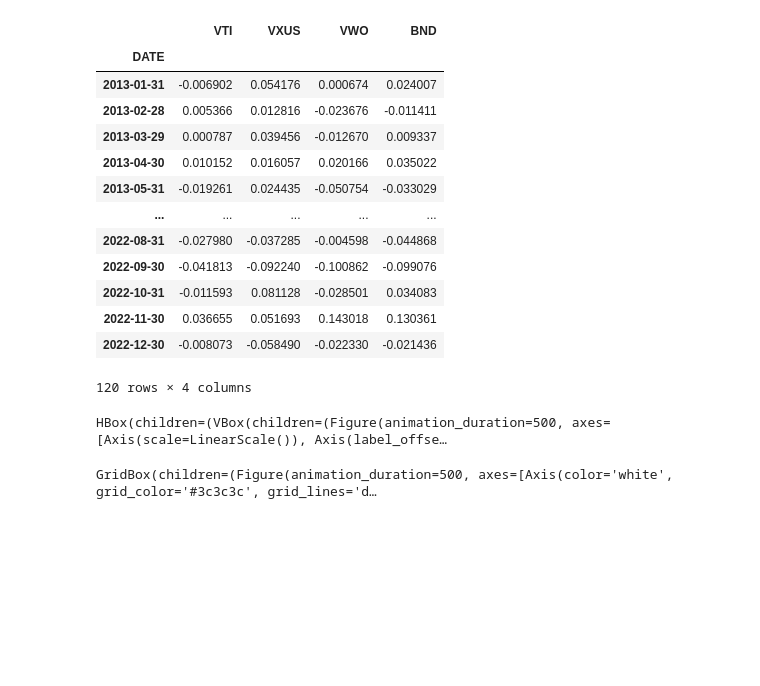
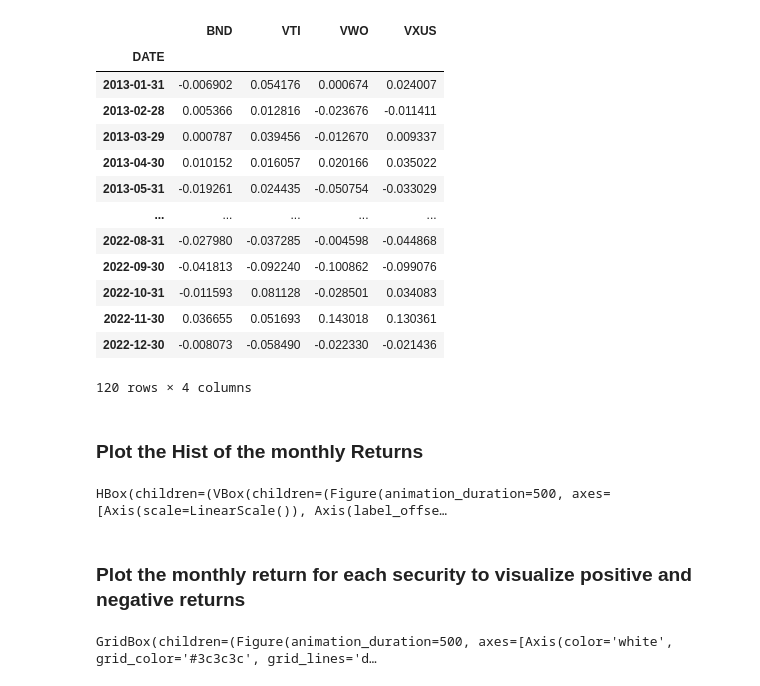
Before and after one commit to palurie/Efficient-Frontier-BQNT, a Jupyter notebook: Efficient Frontier.ipynb, the cells around one changed output. Saved outputs shown, nothing was run; the diff lists cells and outputs as text; code cells hidden in the pictures; blank space fills up the shorter version.

```diff
--- a/Efficient Frontier.ipynb
+++ b/Efficient Frontier.ipynb
@@ -46,18 +51,19 @@ tbl
 # %%
 #import bql
 #bq = bql.Service()
 
 bql_item = bq.data.day_to_day_tot_return_gross_dvds(start='2013-01-01', end='2022-12-31', per='m')
 bql_universe = ['VTI US Equity','VXUS US Equity', 'VWO US Equity', 'BND US Equity']
 bql_request = bql.Request(bql_universe, {"MonthlyReturn":bql_item})
 bql_response = bq.execute(bql_request)
 
 data = bql_response[0].df()
 data = data.reset_index().pivot(index='DATE', columns='ID', values='MonthlyReturn')
-data.columns = ['VTI','VXUS','VWO','BND']
+data.columns = ['BND','VTI','VWO','VXUS']
+#data.columns = ['VTI','VXUS','VWO','BND']
 data
 # %% [output]
-|  | VTI | VXUS | VWO | BND |
+|  | BND | VTI | VWO | VXUS |
 | DATE |  |  |  |  |
 | 2013-01-31 | -0.006902 | 0.054176 | 0.000674 | 0.024007 |
 | 2013-02-28 | 0.005366 | 0.012816 | -0.023676 | -0.011411 |
@@ -71,6 +77,8 @@ data
 | 2022-11-30 | 0.036655 | 0.051693 | 0.143018 | 0.130361 |
 | 2022-12-30 | -0.008073 | -0.058490 | -0.022330 | -0.021436 |
 120 rows × 4 columns
+# %% [markdown]
+### Plot the Hist of the monthly Returns
 # %%
 # Pass the dataframe to HistPlot and apply Bloomberg styles
 ex6 = bqv.HistPlot(data,bins=25)
@@ -79,5 +87,7 @@ ex6.show()
 # Display th
 # %% [output]
 HBox(children=(VBox(children=(Figure(animation_duration=500, axes=[Axis(scale=LinearScale()), Axis(label_offse…
+# %% [markdown]
+### Plot the monthly return for each security to visualize positive and negative returns
 # %%
 # create an empty dictionary to store the new dataframes
```
Also changed, not shown: parts of 10 cells of this notebook.
